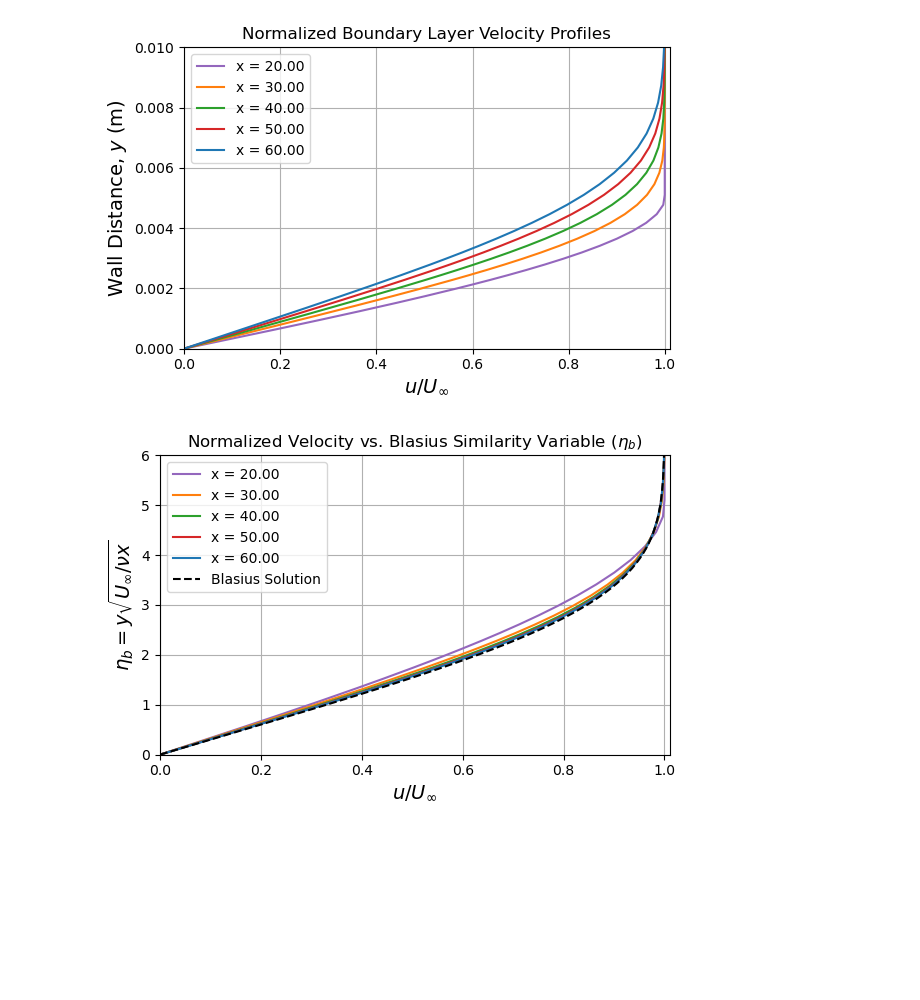
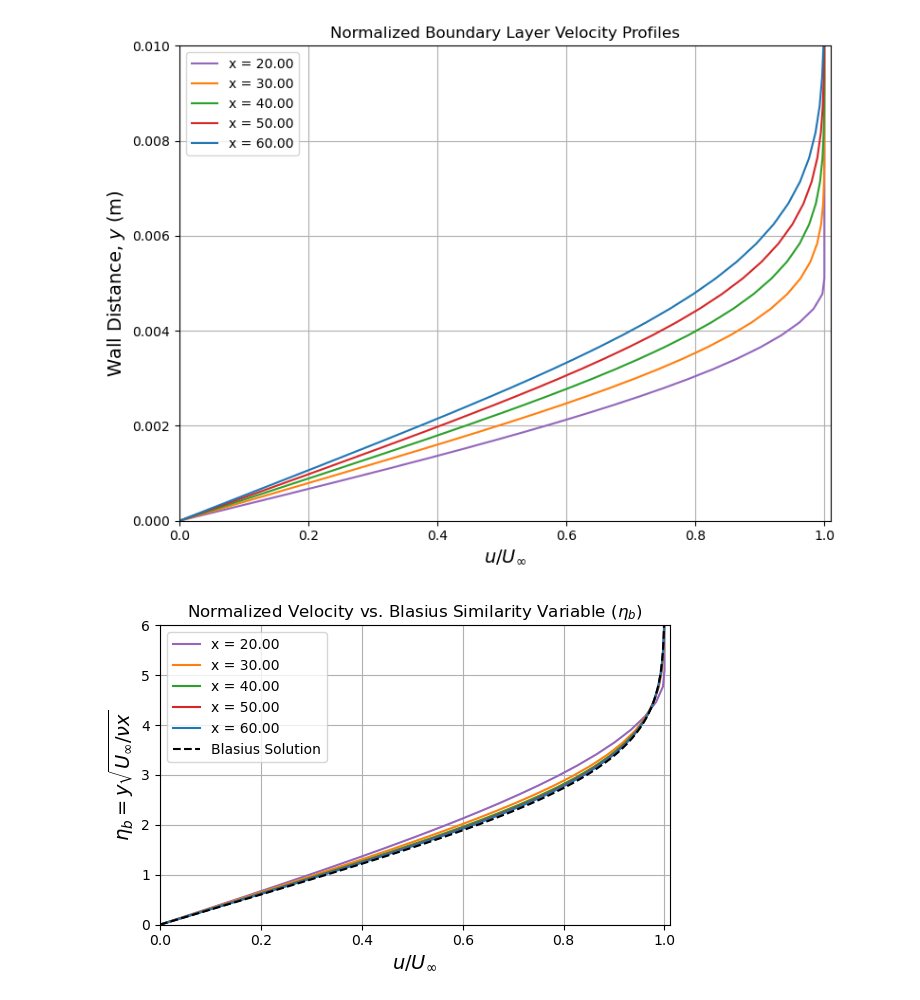
Before and after one commit to jhngms/CFD, a Jupyter notebook: Project_2/Gomes_John_Project2.ipynb, the cells around one changed output. Cells and saved outputs as stored; diff of their text form; code cells hidden in the pictures; blank space fills up the shorter version.

```diff
--- a/Project_2/Gomes_John_Project2.ipynb
+++ b/Project_2/Gomes_John_Project2.ipynb
@@ -131,24 +131,24 @@ u_exact_norm = blasius_eqn.y[1]
 eta_exact = blasius_eqn.x
 u_exact_norm = blasius_eqn.y[1]
 # %%
-plt.figure(figsize=(6, 4))
+plt.figure(figsize=(8, 6))
 colors = ['tab:purple','tab:orange','tab:green','tab:red','tab:blue']
 markevery = 2
 
 for idx, n in enumerate([0] + list(x_vals)):
     x_now = x0 + n*dx
     plt.plot(u_store_numer[idx]/u_inf, y, '-', color=colors[idx], markersize=4, label=f'x = {x_now:.2f}')
 plt.title('Normalized Boundary Layer Velocity Profiles', fontsize=12)
 plt.xlabel(r'$u / U_{\infty}$', fontsize=14)
 plt.ylabel(r'Wall Distance, $y$ (m)', fontsize=14)
 plt.ylim(0, 0.01)
 plt.xlim(0, 1.01)
 plt.legend()
 plt.grid(True)
 plt.tight_layout()
 plt.show()
 # %% [output]
-[figure, old version]
+[figure, new version]
 # %%
 plt.figure(figsize=(6, 4))
 colors = ['tab:purple','tab:orange','tab:green','tab:red','tab:blue']
```
Also changed, not shown: parts of 1 cell of this notebook.
